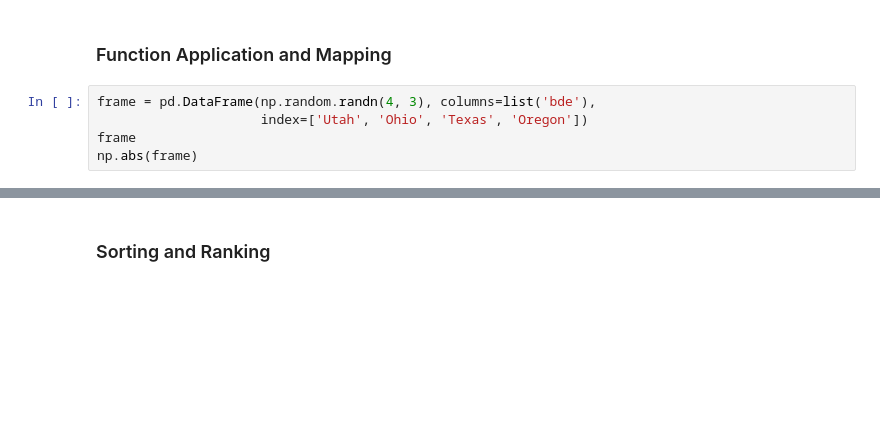
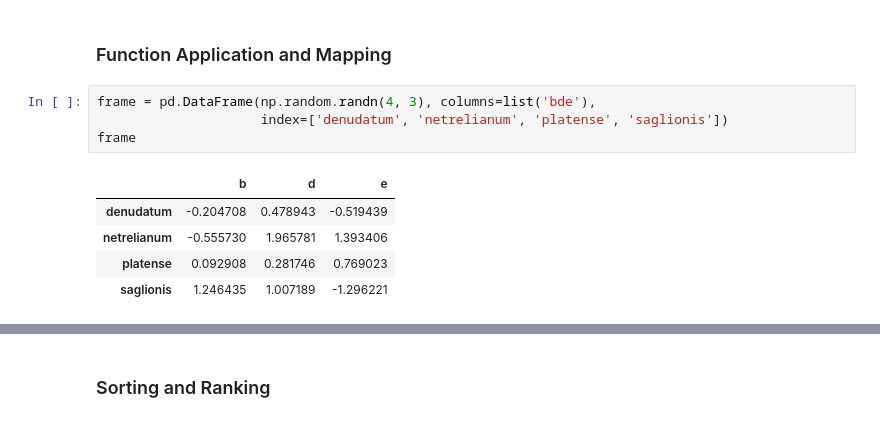
Before and after one commit to worker-bee-micah/practice-only, a Jupyter notebook: 00_mt_pd_dataframes_series.ipynb, the cells around one changed output, grey strips where cells are left out. Cells and saved outputs as stored; diff of their text form; blank space fills up the shorter version.

```diff
--- a/00_mt_pd_dataframes_series.ipynb
+++ b/00_mt_pd_dataframes_series.ipynb
@@ -525,6 +854,11 @@ frame.sub(series3, axis='index')
 ### Function Application and Mapping
 # %%
 frame = pd.DataFrame(np.random.randn(4, 3), columns=list('bde'),
-                     index=['Utah', 'Ohio', 'Texas', 'Oregon'])
+                     index=['denudatum', 'netrelianum', 'platense', 'saglionis'])
 frame
-np.abs(frame)
+# %% [output]
+|  | b | d | e |
+| denudatum | -0.204708 | 0.478943 | -0.519439 |
+| netrelianum | -0.555730 | 1.965781 | 1.393406 |
+| platense | 0.092908 | 0.281746 | 0.769023 |
+| saglionis | 1.246435 | 1.007189 | -1.296221 |
```
Also changed, not shown: parts of 76 cells of this notebook, 1 other file.
